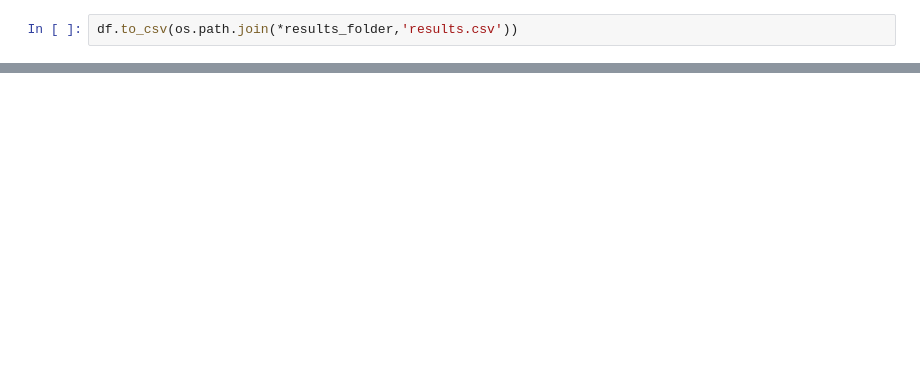
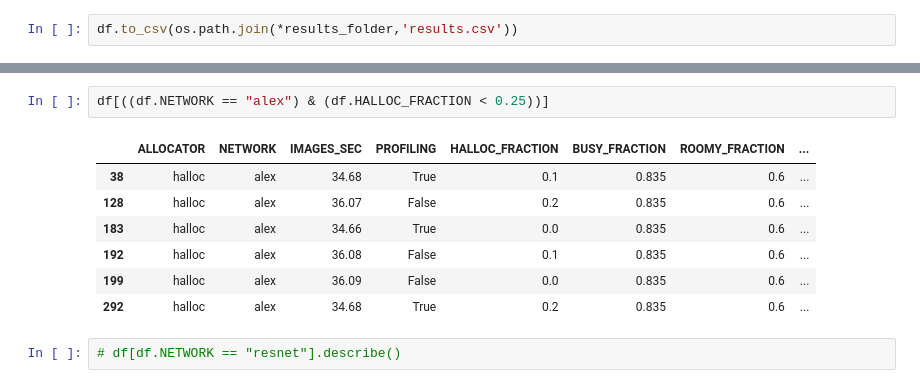
Before and after one commit to EWouters/II2202-Research-Methodology-and-Scientific-Writing---Report, a Jupyter notebook: Quantitative_Python/Parse2csv.ipynb, the cells around one changed output, grey strips where cells are left out. Drawn from its saved outputs; the diff is of its cells as text; blank space fills up the shorter version.

```diff
--- a/Quantitative_Python/Parse2csv.ipynb
+++ b/Quantitative_Python/Parse2csv.ipynb
@@ -132 +116,13 @@ df.describe()
 | max | 36.160000 | 1.000000 | 0.900000 | 0.800000 | 0.200000 | 256.000000 |
+# %%
+df[((df.NETWORK == "alex") & (df.HALLOC_FRACTION < 0.25))]
+# %% [output]
+|  | ALLOCATOR | NETWORK | IMAGES_SEC | PROFILING | HALLOC_FRACTION | BUSY_FRACTION | ROOMY_FRACTION | ... |
+| 38 | halloc | alex | 34.68 | True | 0.1 | 0.835 | 0.6 | ... |
+| 128 | halloc | alex | 36.07 | False | 0.2 | 0.835 | 0.6 | ... |
+| 183 | halloc | alex | 34.66 | True | 0.0 | 0.835 | 0.6 | ... |
+| 192 | halloc | alex | 36.08 | False | 0.1 | 0.835 | 0.6 | ... |
+| 199 | halloc | alex | 36.09 | False | 0.0 | 0.835 | 0.6 | ... |
+| 292 | halloc | alex | 34.68 | True | 0.2 | 0.835 | 0.6 | ... |
+# %%
+# df[df.NETWORK == "resnet"].describe()
```
Also changed, not shown: parts of 4 cells of this notebook.
